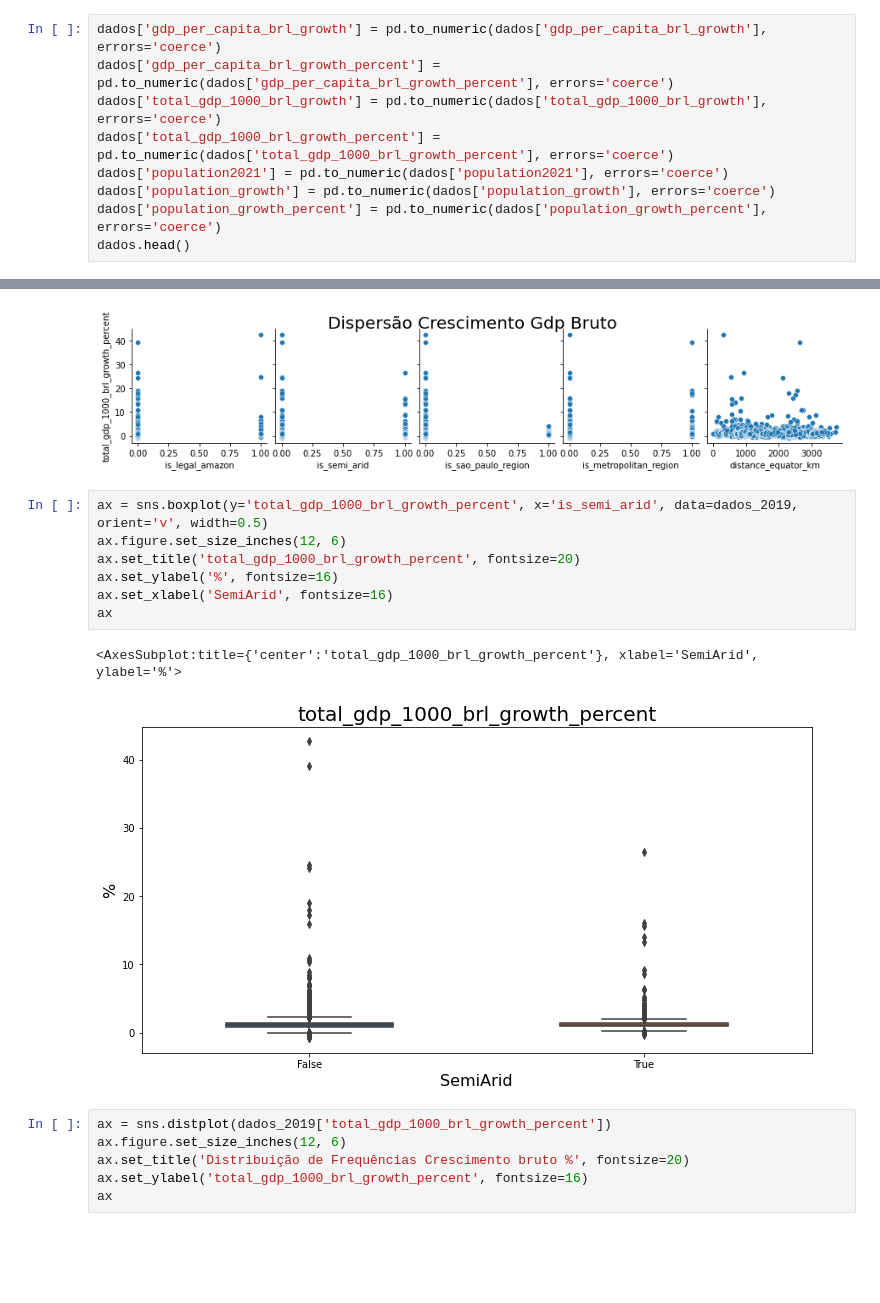
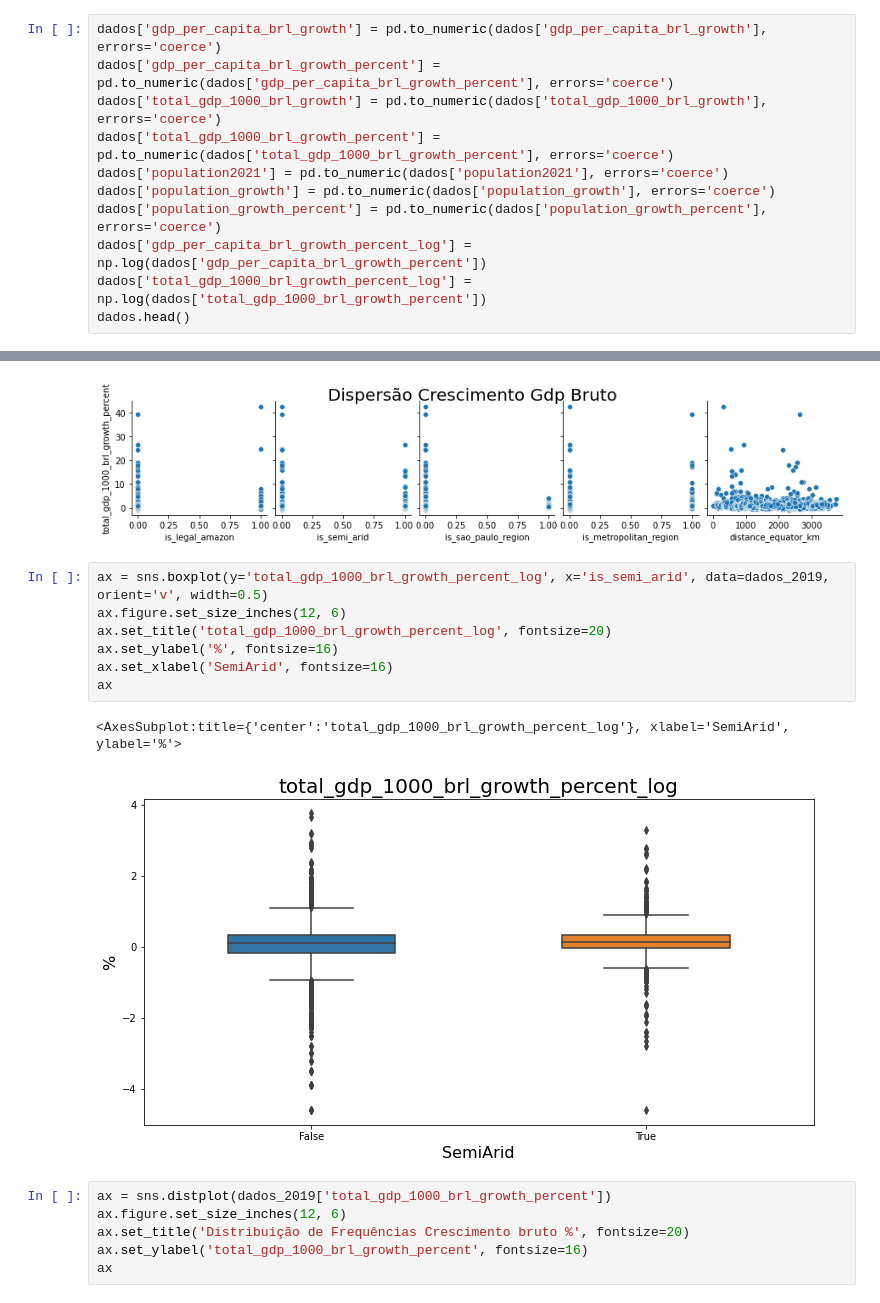
Before and after one commit to pliniocampinas/scrap-fiis-brs, a Jupyter notebook: notebooks/analise-cities.ipynb, the cells around one changed output, grey strips where cells are left out. Saved outputs shown, nothing was run; the diff lists cells and outputs as text; blank space fills up the shorter version.

```diff
--- a/notebooks/analise-cities.ipynb
+++ b/notebooks/analise-cities.ipynb
@@ -31,6 +31,8 @@ dados['total_gdp_1000_brl_growth_percent'] = pd.to_numeric(dados['total_gdp_1000
 dados['population2021'] = pd.to_numeric(dados['population2021'], errors='coerce')
 dados['population_growth'] = pd.to_numeric(dados['population_growth'], errors='coerce')
 dados['population_growth_percent'] = pd.to_numeric(dados['population_growth_percent'], errors='coerce')
+dados['gdp_per_capita_brl_growth_percent_log'] = np.log(dados['gdp_per_capita_brl_growth_percent'])
+dados['total_gdp_1000_brl_growth_percent_log'] = np.log(dados['total_gdp_1000_brl_growth_percent'])
 dados.head()
 # %% [output]
 |  | city_id | year | city_name | state_acronym | greater_region_name | greater_region_code | ... |
@@ -171,15 +174,15 @@ ax
 <seaborn.axisgrid.PairGrid at 0x...>
 [figure]
 # %%
-ax = sns.boxplot(y='total_gdp_1000_brl_growth_percent', x='is_semi_arid', data=dados_2019, orient='v', width=0.5)
+ax = sns.boxplot(y='total_gdp_1000_brl_growth_percent_log', x='is_semi_arid', data=dados_2019, orient='v', width=0.5)
 ax.figure.set_size_inches(12, 6)
-ax.set_title('total_gdp_1000_brl_growth_percent', fontsize=20)
+ax.set_title('total_gdp_1000_brl_growth_percent_log', fontsize=20)
 ax.set_ylabel('%', fontsize=16)
 ax.set_xlabel('SemiArid', fontsize=16)
 ax
 # %% [output]
-<AxesSubplot:title={'center':'total_gdp_1000_brl_growth_percent'}, xlabel='SemiArid', ylabel='%'>
+<AxesSubplot:title={'center':'total_gdp_1000_brl_growth_percent_log'}, xlabel='SemiArid', ylabel='%'>
-[figure, old version]
+[figure, new version]
 # %%
 ax = sns.distplot(dados_2019['total_gdp_1000_brl_growth_percent'])
 ax.figure.set_size_inches(12, 6)
```
Also changed, not shown: parts of 11 cells of this notebook, 1 other file.
